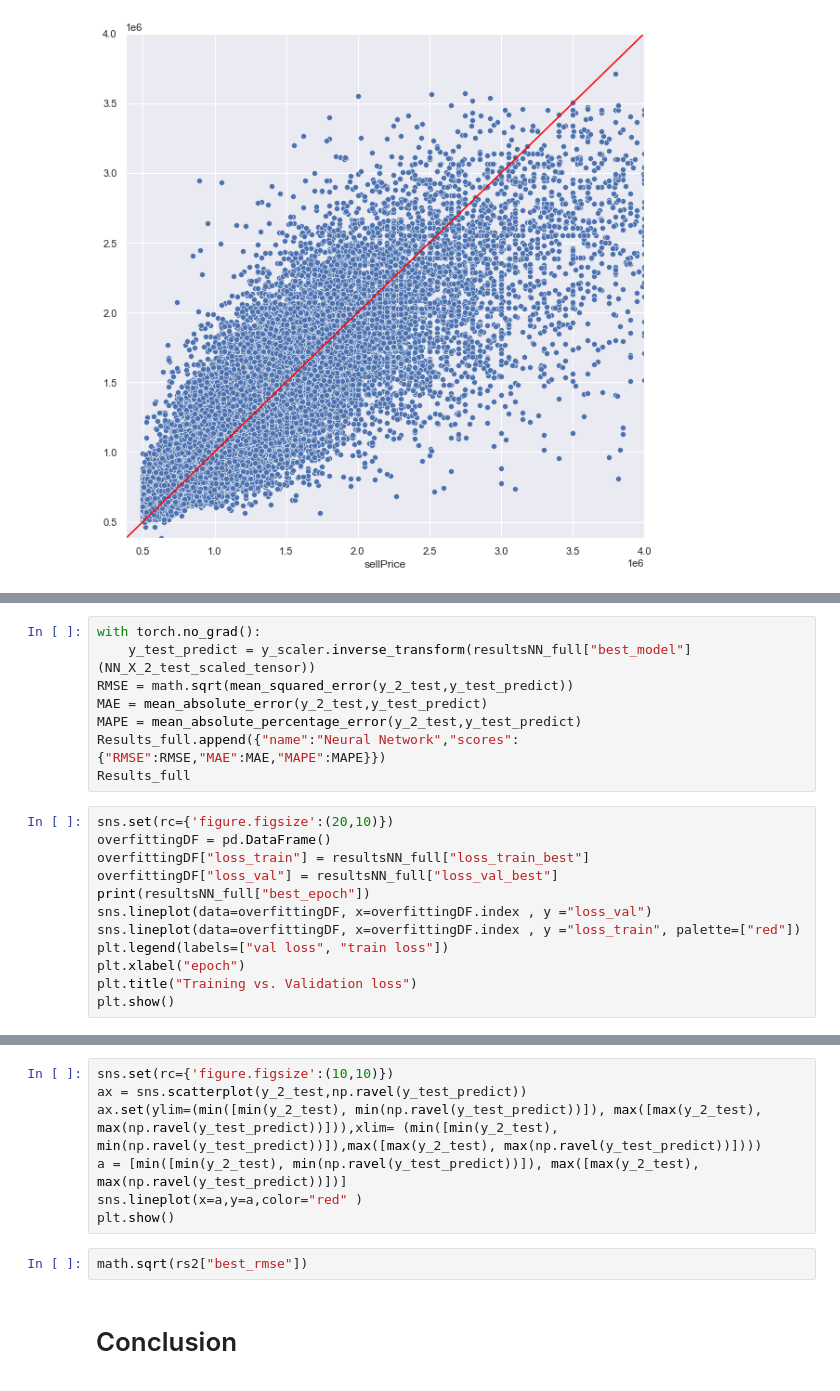
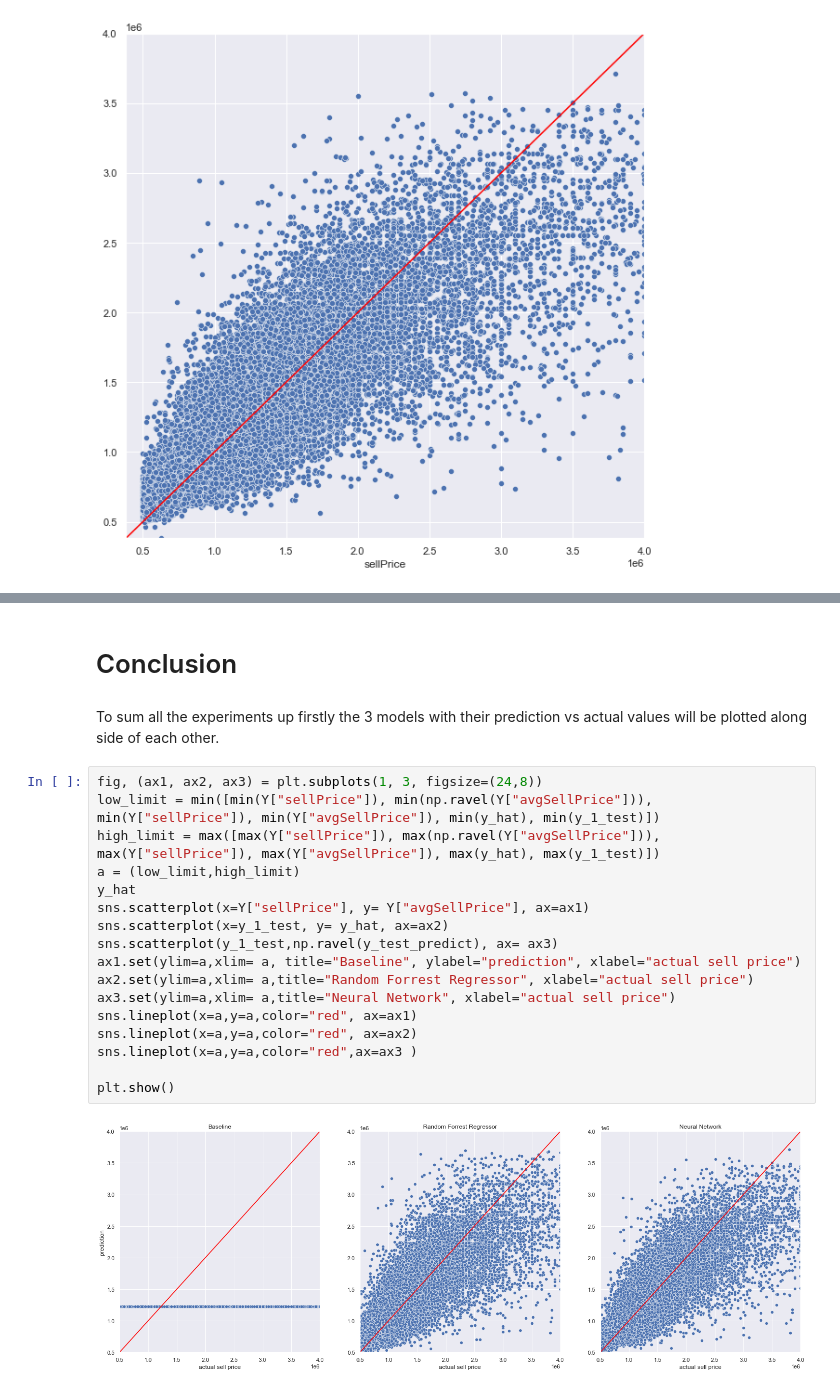
Before and after one commit to FHKrieg/DeepLearningAbschluss, a Jupyter notebook: EDA2.ipynb, the cells around one changed output, grey strips where cells are left out. Saved outputs shown, nothing was run; the diff lists cells and outputs as text.

```diff
--- a/EDA2.ipynb
+++ b/EDA2.ipynb
@@ -647,20 +576,0 @@ for resNN in resultsNN_full:
-# %%
-with torch.no_grad():
-    y_test_predict = y_scaler.inverse_transform(resultsNN_full["best_model"](NN_X_2_test_scaled_tensor))
-RMSE = math.sqrt(mean_squared_error(y_2_test,y_test_predict))
-MAE = mean_absolute_error(y_2_test,y_test_predict)
-MAPE = mean_absolute_percentage_error(y_2_test,y_test_predict)
-Results_full.append({"name":"Neural Network","scores":{"RMSE":RMSE,"MAE":MAE,"MAPE":MAPE}})
-Results_full
-# %%
-sns.set(rc={'figure.figsize':(20,10)})
-overfittingDF = pd.DataFrame()
-overfittingDF["loss_train"] = resultsNN_full["loss_train_best"]
-overfittingDF["loss_val"] = resultsNN_full["loss_val_best"]
-print(resultsNN_full["best_epoch"])
-sns.lineplot(data=overfittingDF, x=overfittingDF.index , y ="loss_val")
-sns.lineplot(data=overfittingDF, x=overfittingDF.index , y ="loss_train", palette=["red"])
-plt.legend(labels=["val loss", "train loss"])
-plt.xlabel("epoch")
-plt.title("Training vs. Validation loss")
-plt.show()
@@ -679,11 +577,23 @@ plt.show()
-# %%
-sns.set(rc={'figure.figsize':(10,10)})
-ax = sns.scatterplot(y_2_test,np.ravel(y_test_predict))
-ax.set(ylim=(min([min(y_2_test), min(np.ravel(y_test_predict))]), max([max(y_2_test), max(np.ravel(y_test_predict))])),xlim= (min([min(y_2_test), min(np.ravel(y_test_predict))]),max([max(y_2_test), max(np.ravel(y_test_predict))])))
-a = [min([min(y_2_test), min(np.ravel(y_test_predict))]), max([max(y_2_test), max(np.ravel(y_test_predict))])]
-sns.lineplot(x=a,y=a,color="red" )
-plt.show()
-# %%
-math.sqrt(rs2["best_rmse"])
 # %% [markdown]
 # Conclusion
+# %% [markdown]
+To sum all the experiments up firstly the 3 models with their prediction vs actual values will be plotted along side of each other.
+# %%
+fig, (ax1, ax2, ax3) = plt.subplots(1, 3, figsize=(24,8))
+low_limit = min([min(Y["sellPrice"]), min(np.ravel(Y["avgSellPrice"])), min(Y["sellPrice"]), min(Y["avgSellPrice"]), min(y_hat), min(y_1_test)])
+high_limit = max([max(Y["sellPrice"]), max(np.ravel(Y["avgSellPrice"])), max(Y["sellPrice"]), max(Y["avgSellPrice"]), max(y_hat), max(y_1_test)])
+a = (low_limit,high_limit)
+y_hat
+sns.scatterplot(x=Y["sellPrice"], y= Y["avgSellPrice"], ax=ax1)
+sns.scatterplot(x=y_1_test, y= y_hat, ax=ax2)
+sns.scatterplot(y_1_test,np.ravel(y_test_predict), ax= ax3)
+ax1.set(ylim=a,xlim= a, title="Baseline", ylabel="prediction", xlabel="actual sell price")
+ax2.set(ylim=a,xlim= a,title="Random Forrest Regressor", xlabel="actual sell price")
+ax3.set(ylim=a,xlim= a,title="Neural Network", xlabel="actual sell price")
+sns.lineplot(x=a,y=a,color="red", ax=ax1)
+sns.lineplot(x=a,y=a,color="red", ax=ax2)
+sns.lineplot(x=a,y=a,color="red",ax=ax3 )
+
+plt.show()
+# %% [output]
+[figure, added]
```
Also changed, not shown: parts of 76 cells of this notebook.
